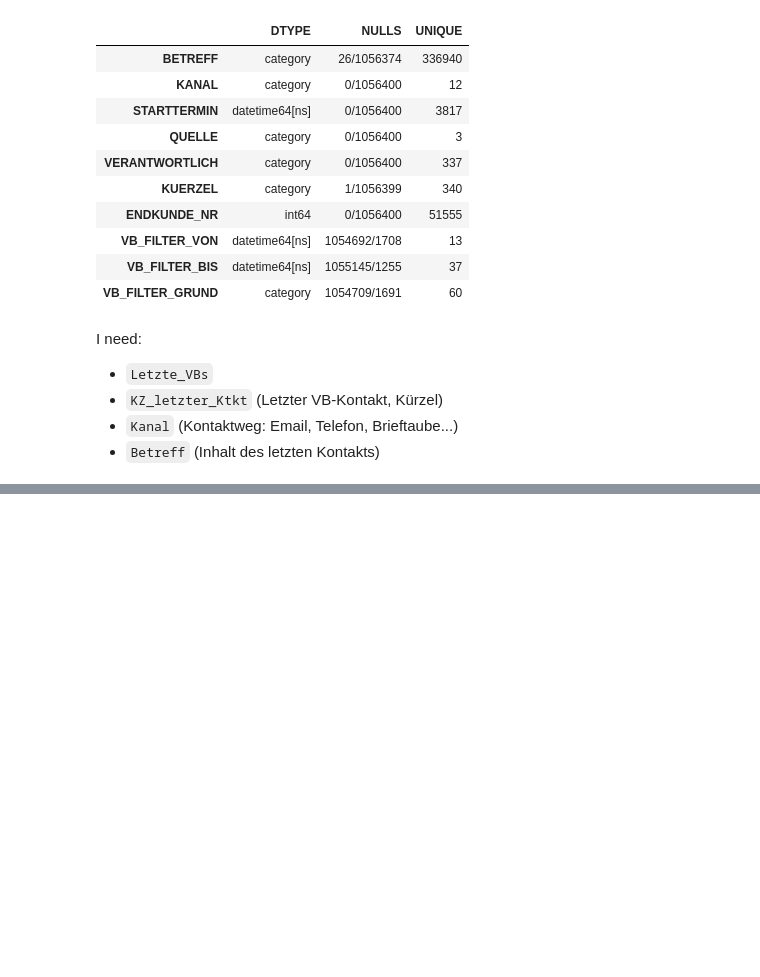
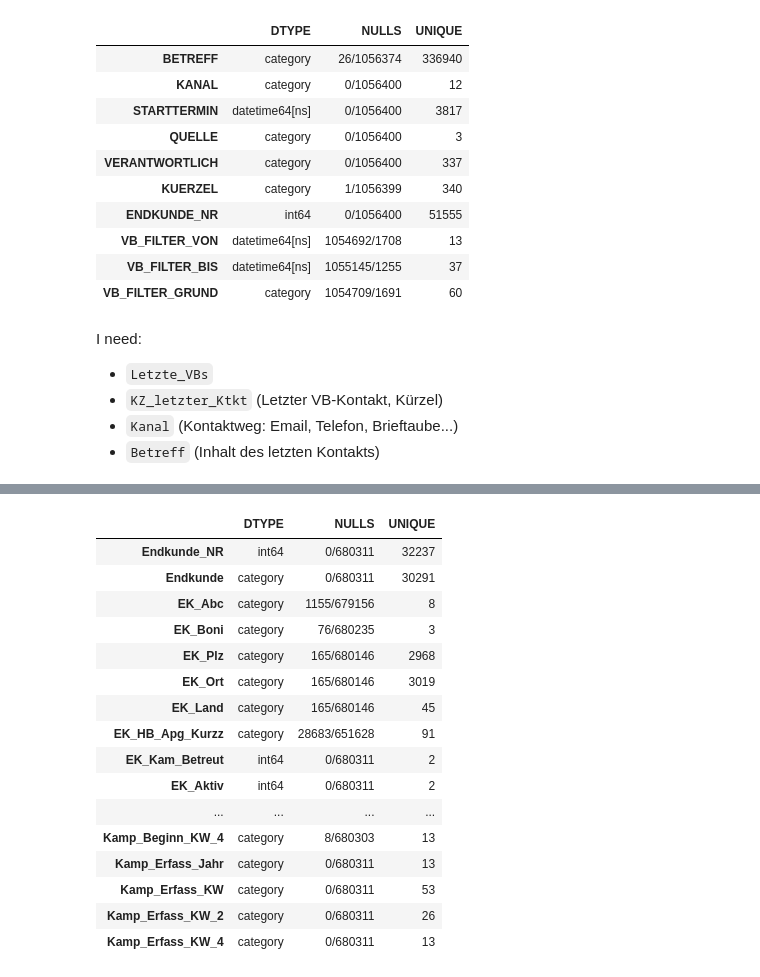
Before and after one commit to apgsga-stc/PredictiveAnalyticsPython, a Jupyter notebook: vkprog_analyse/scribbles.ipynb, the cells around one changed output, grey strips where cells are left out. Saved outputs shown, nothing was run; the diff lists cells and outputs as text; code cells hidden in the pictures; blank space fills up the shorter version.

```diff
--- a/vkprog_analyse/scribbles.ipynb
+++ b/vkprog_analyse/scribbles.ipynb
@@ -213,0 +187,20 @@ Timestamp('2019-10-28 12:22:37.143738')
+# %%
+desc_col(booking_raw)
+# %% [output]
+|  | DTYPE | NULLS | UNIQUE |
+| Endkunde_NR | int64 | 0/680311 | 32237 |
+| Endkunde | category | 0/680311 | 30291 |
+| EK_Abc | category | 1155/679156 | 8 |
+| EK_Boni | category | 76/680235 | 3 |
+| EK_Plz | category | 165/680146 | 2968 |
+| EK_Ort | category | 165/680146 | 3019 |
+| EK_Land | category | 165/680146 | 45 |
+| EK_HB_Apg_Kurzz | category | 28683/651628 | 91 |
+| EK_Kam_Betreut | int64 | 0/680311 | 2 |
+| EK_Aktiv | int64 | 0/680311 | 2 |
+| ... | ... | ... | ... |
+| Kamp_Beginn_KW_4 | category | 8/680303 | 13 |
+| Kamp_Erfass_Jahr | category | 0/680311 | 13 |
+| Kamp_Erfass_KW | category | 0/680311 | 53 |
+| Kamp_Erfass_KW_2 | category | 0/680311 | 26 |
+| Kamp_Erfass_KW_4 | category | 0/680311 | 13 |
```
Also changed, not shown: parts of 14 cells of this notebook, 1 other file.
